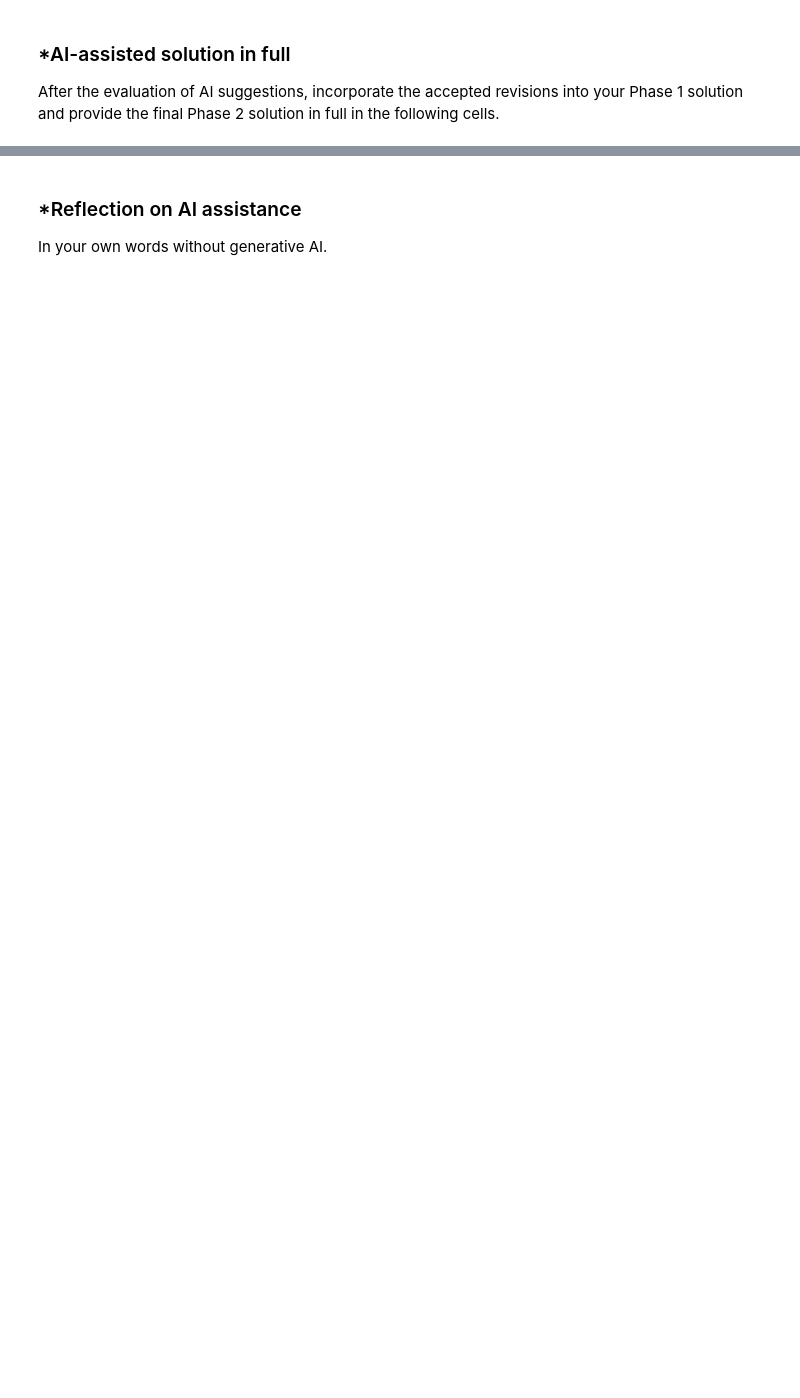
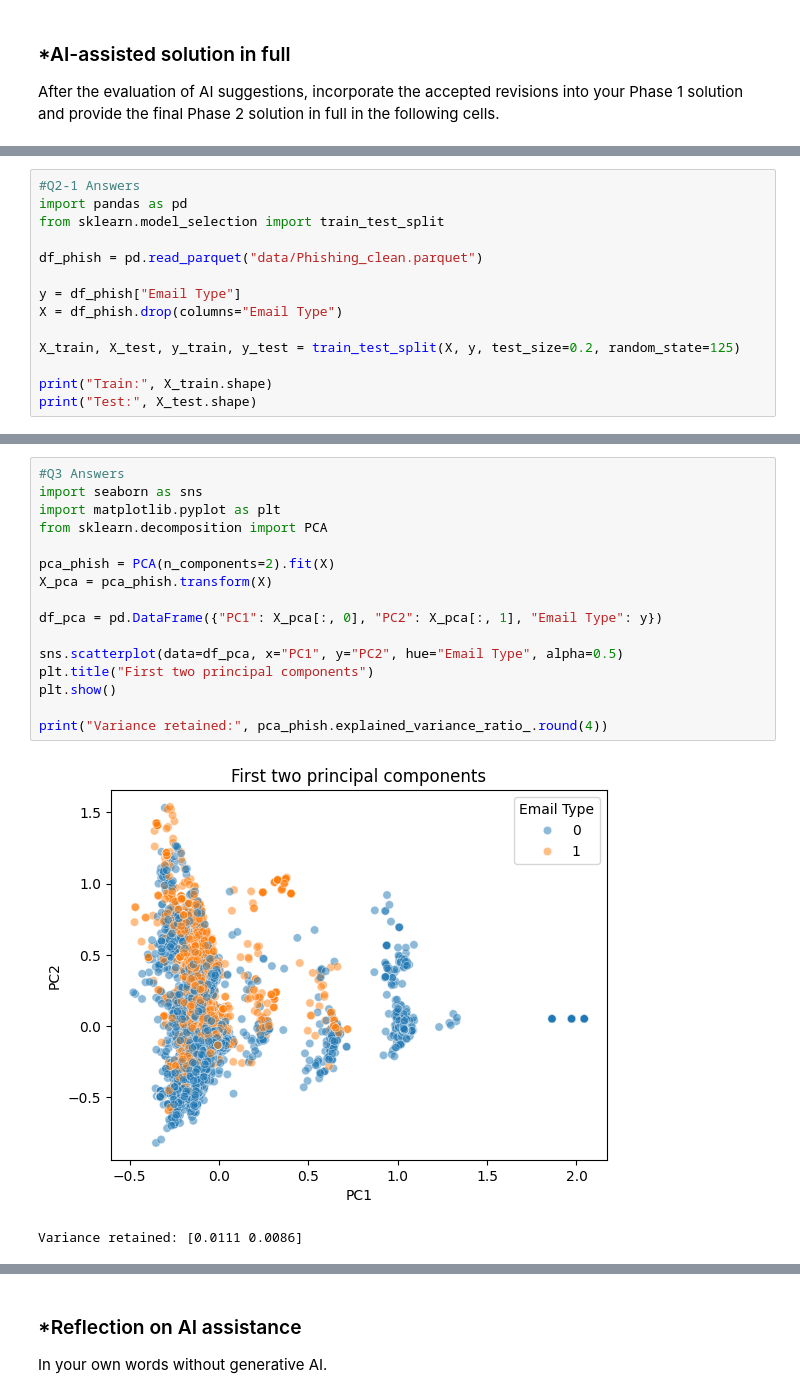
Before and after one commit to anhnbach/A05-pca, a Jupyter notebook: notebook.ipynb, the cells around one changed output, grey strips where cells are left out. Cells and saved outputs as stored; diff of their text form; blank space fills up the shorter version.

```diff
--- a/notebook.ipynb
+++ b/notebook.ipynb
@@ -205,0 +254,14 @@ After the evaluation of AI suggestions, incorporate the accepted revisions into
+# %%
+#Q2-1 Answers
+import pandas as pd
+from sklearn.model_selection import train_test_split
+
+df_phish = pd.read_parquet("data/Phishing_clean.parquet")
+
+y = df_phish["Email Type"]
+X = df_phish.drop(columns="Email Type")
+
+X_train, X_test, y_train, y_test = train_test_split(X, y, test_size=0.2, random_state=125)
+
+print("Train:", X_train.shape)
+print("Test:", X_test.shape)
@@ -205,0 +304,19 @@ After the evaluation of AI suggestions, incorporate the accepted revisions into
+# %%
+#Q3 Answers
+import seaborn as sns
+import matplotlib.pyplot as plt
+from sklearn.decomposition import PCA
+
+pca_phish = PCA(n_components=2).fit(X)
+X_pca = pca_phish.transform(X)
+
+df_pca = pd.DataFrame({"PC1": X_pca[:, 0], "PC2": X_pca[:, 1], "Email Type": y})
+
+sns.scatterplot(data=df_pca, x="PC1", y="PC2", hue="Email Type", alpha=0.5)
+plt.title("First two principal components")
+plt.show()
+
+print("Variance retained:", pca_phish.explained_variance_ratio_.round(4))
+# %% [output]
+[figure, added]
+Variance retained: [0.0111 0.0086]
```
Also changed, not shown: parts of 23 cells of this notebook.
